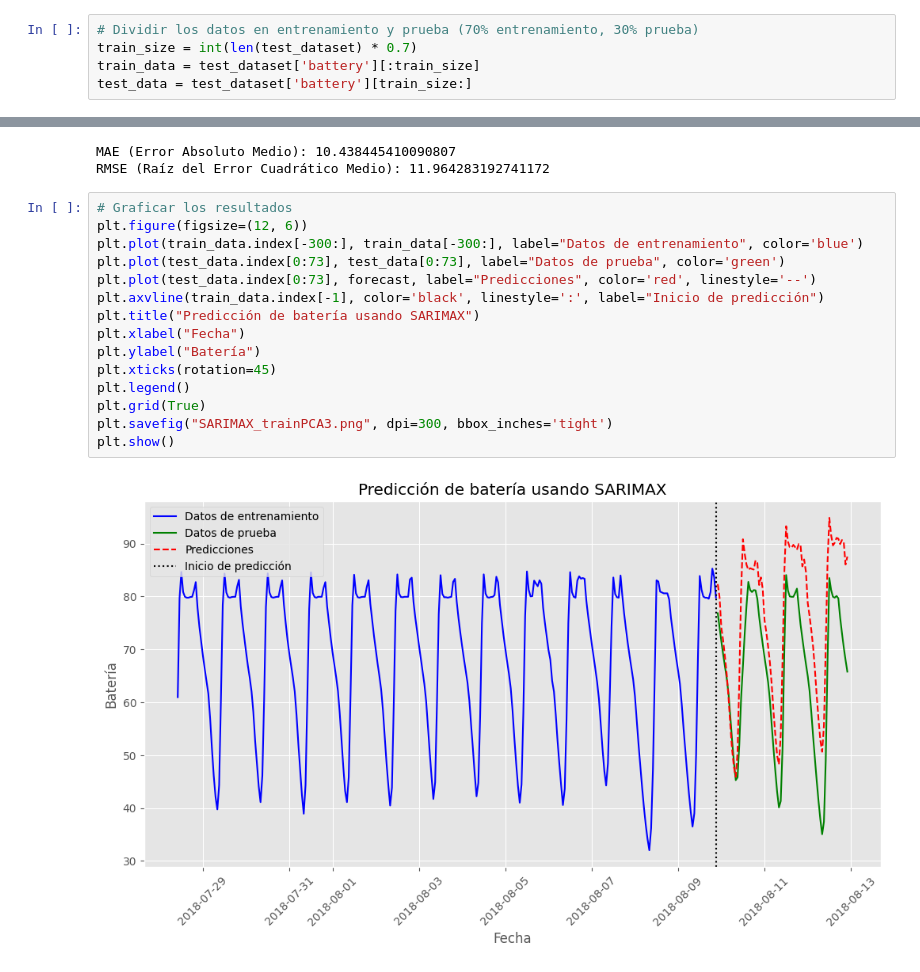
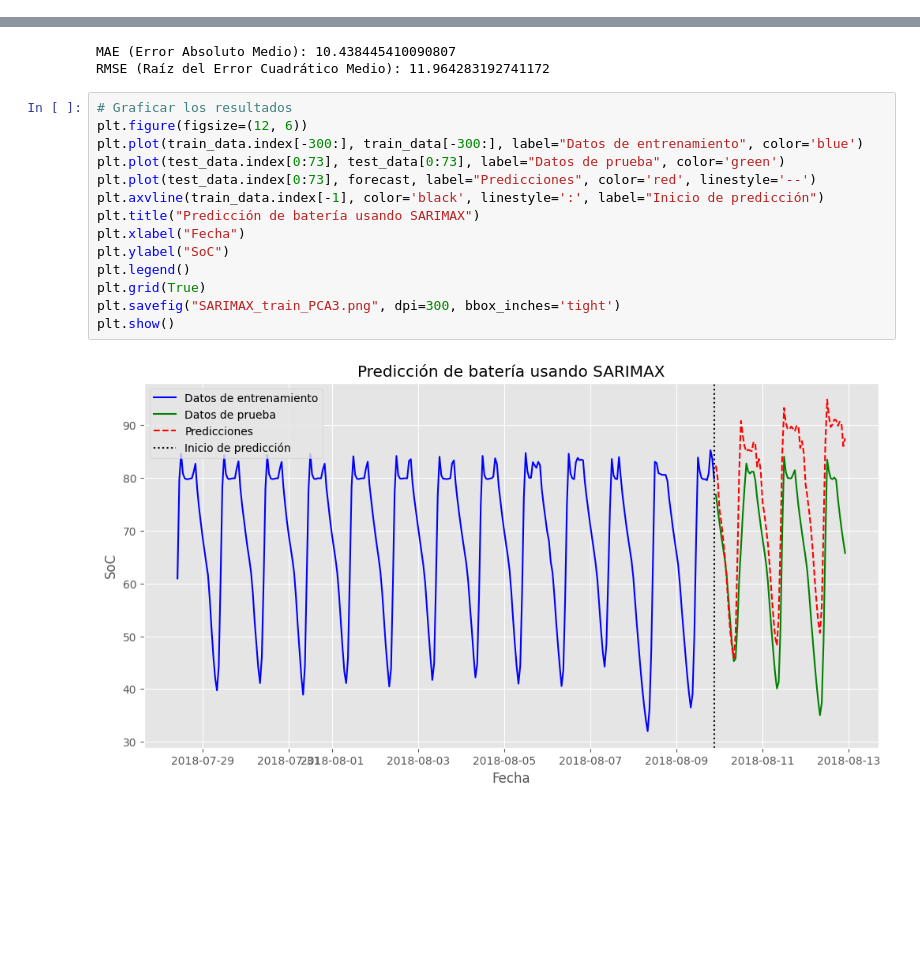
Before and after one commit to fgarciagonzalez2/TFM, a Jupyter notebook: notebooks/LR/RL_V1-PCA3.ipynb, the cells around one changed output, grey strips where cells are left out. Saved outputs shown, nothing was run; the diff lists cells and outputs as text; blank space fills up the shorter version.

```diff
--- a/notebooks/LR/RL_V1-PCA3.ipynb
+++ b/notebooks/LR/RL_V1-PCA3.ipynb
@@ -503,5 +730,0 @@ Warnings:
-# %%
-# Dividir los datos en entrenamiento y prueba (70% entrenamiento, 30% prueba)
-train_size = int(len(test_dataset) * 0.7)
-train_data = test_dataset['battery'][:train_size]
-test_data = test_dataset['battery'][train_size:]
@@ -670,20 +842,19 @@ RMSE (Raíz del Error Cuadrático Medio): 11.964283192741172
 # %%
 # Graficar los resultados
 plt.figure(figsize=(12, 6))
 plt.plot(train_data.index[-300:], train_data[-300:], label="Datos de entrenamiento", color='blue')
 plt.plot(test_data.index[0:73], test_data[0:73], label="Datos de prueba", color='green')
 plt.plot(test_data.index[0:73], forecast, label="Predicciones", color='red', linestyle='--')
 plt.axvline(train_data.index[-1], color='black', linestyle=':', label="Inicio de predicción")
 plt.title("Predicción de batería usando SARIMAX")
 plt.xlabel("Fecha")
-plt.ylabel("Batería")
-plt.xticks(rotation=45)
+plt.ylabel("SoC")
 plt.legend()
 plt.grid(True)
-plt.savefig("SARIMAX_trainPCA3.png", dpi=300, bbox_inches='tight')
+plt.savefig("SARIMAX_train_PCA3.png", dpi=300, bbox_inches='tight')
 plt.show()
 # %% [output]
-[figure, old version]
+[figure, new version]
 # %%
 model_fit.summary()
 # %% [output]
```
Also changed, not shown: parts of 29 cells of this notebook, 6 other files.
